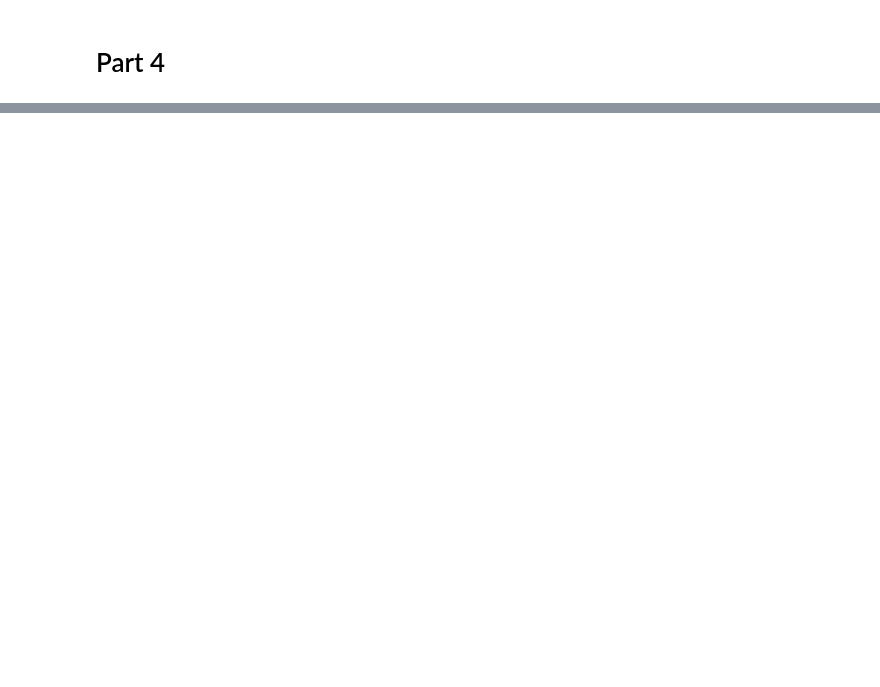
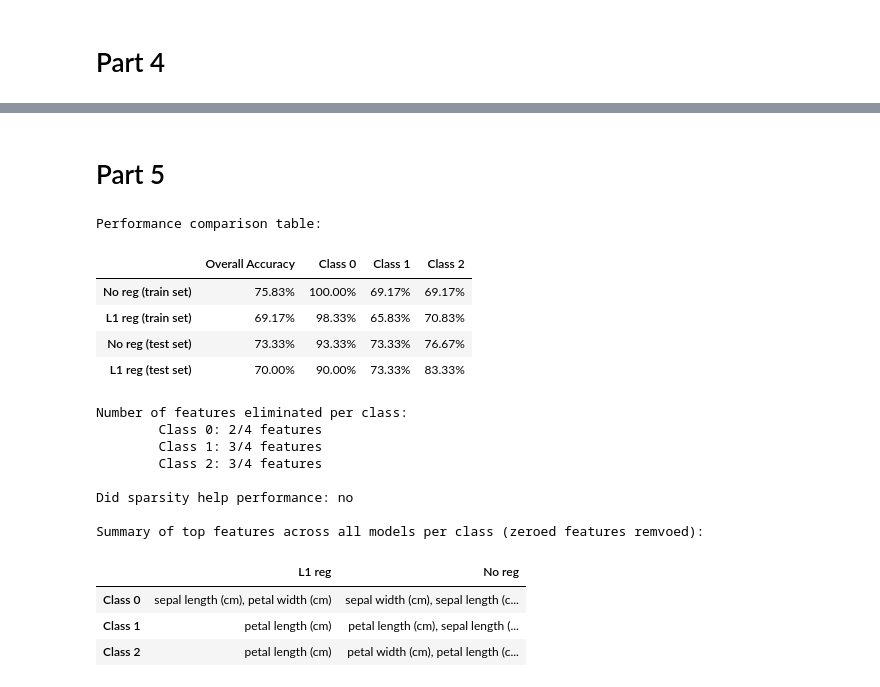
Before and after one commit to bmb0136/COMP-5630, a Jupyter notebook: a2/a2.ipynb, the cells around one changed output, grey strips where cells are left out. Drawn from its saved outputs; the diff is of its cells as text; code cells hidden in the pictures; blank space fills up the shorter version.

Commit message:
a2: impl part 5+6

```diff
--- a/a2/a2.ipynb
+++ b/a2/a2.ipynb
@@ -263,0 +300,78 @@ Weight comparison table for class 2:
+# %% [markdown]
+# Part 5
+# %%
+models = [
+    "No reg (train set)",
+    "L1 reg (train set)",
+    "No reg (test set)",
+    "L1 reg (test set)",
+]
+accuracy = [
+    get_accuracy(train_X, train_y, weights_no_reg),
+    get_accuracy(train_X, train_y, weights_L1_reg),
+    get_accuracy(test_X, test_y, weights_no_reg),
+    get_accuracy(test_X, test_y, weights_L1_reg),
+]
+data = {}
+data["Overall Accuracy"] = [a["overall"] for a in accuracy]
+for i, c in enumerate(classes):
+    data[f"Class {c}"] = [a["per_class"][i] for a in accuracy]
+
+# Convert to %
+data = {
+    k: [f"{x * 100:.2f}%" for x in v]
+    for k, v in data.items()
+}
+
+df = pd.DataFrame(data, index=models)
+print("Performance comparison table:")
+display(HTML(df.to_html()))
+del df, accuracy, models
+
+print()
+print("Number of features eliminated per class:")
+for i, c in enumerate(classes):
+    print(f"\tClass {c}: {sum(weights_L1_reg[i] == 0)}/{len(features)} features")
+
+print()
+print(f"Did sparsity help performance: {"yes" if data["Overall Accuracy"][3] > data["Overall Accuracy"][2] else "no"}")
+
+models = [
+    ("L1 reg", weights_L1_reg),
+    ("No reg", weights_no_reg),
+]
+data = {
+    f"Class {c}": [
+        ", ".join([
+            f
+            for w, f in zip(weights[i], get_top_k_features(weights[i], len(features)))
+            if w != 0
+        ])
+        for _, weights in models
+    ]
+    for i, c in enumerate(classes)
+}
+df = pd.DataFrame(data, index=[m for m, _ in models]).T
+print()
+print("Summary of top features across all models per class (zeroed features remvoed):")
+display(HTML(df.to_html()))
+del df, data, models
+# %% [output]
+Performance comparison table:
+|  | Overall Accuracy | Class 0 | Class 1 | Class 2 |
+| No reg (train set) | 75.83% | 100.00% | 69.17% | 69.17% |
+| L1 reg (train set) | 69.17% | 98.33% | 65.83% | 70.83% |
+| No reg (test set) | 73.33% | 93.33% | 73.33% | 76.67% |
+| L1 reg (test set) | 70.00% | 90.00% | 73.33% | 83.33% |
+Number of features eliminated per class:
+        Class 0: 2/4 features
+        Class 1: 3/4 features
+        Class 2: 3/4 features
+
+Did sparsity help performance: no
+
+Summary of top features across all models per class (zeroed features remvoed):
+|  | L1 reg | No reg |
+| Class 0 | sepal length (cm), petal width (cm) | sepal width (cm), sepal length (c... |
+| Class 1 | petal length (cm) | petal length (cm), sepal length (... |
+| Class 2 | petal length (cm) | petal width (cm), petal length (c... |
```
Also changed, not shown: parts of 7 cells of this notebook.
